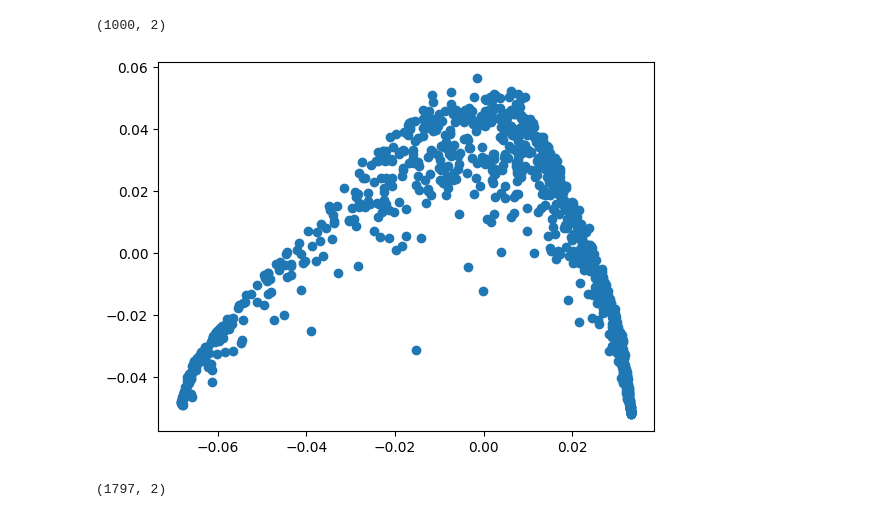
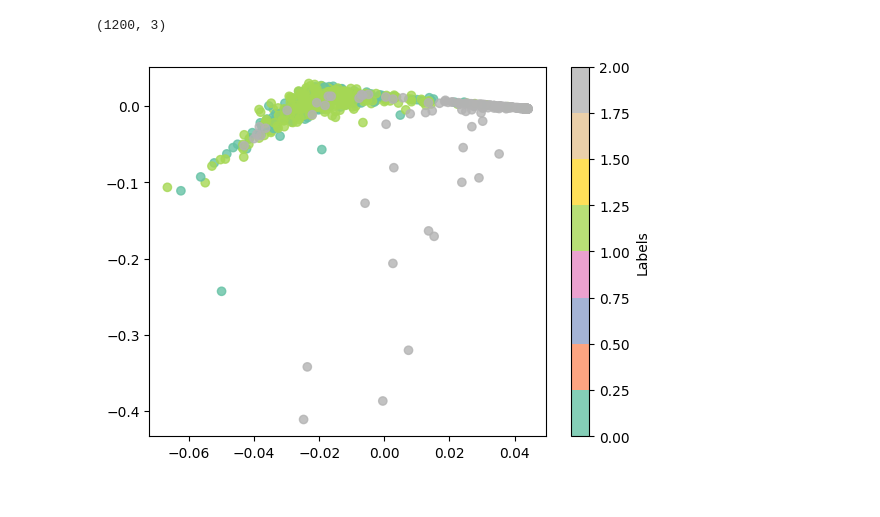
Before and after one commit to AlexHorduz/galaxy_morph, a Jupyter notebook: src/manifold/LLE.ipynb, the cells around one changed output. Cells and saved outputs as stored; diff of their text form; code cells hidden in the pictures.

Commit message:
Add LLE usage with labels

```diff
--- a/src/manifold/LLE.ipynb
+++ b/src/manifold/LLE.ipynb
@@ -10,0 +52,7 @@ import pandas as pd
+# %%
+labels = labels[
+    labels["iauname"].isin(
+        np.hstack([files_for_each_label[label] for label in all_labels])
+    )
+]
+labels.shape
@@ -27,6 +74,0 @@ Total number of files in the bucket: 83286
-# %%
-# Configure S3 client for anonymous access
-s3 = boto3.client('s3', config=Config(signature_version=UNSIGNED))
-
-# Specify the bucket name and object key
-bucket_name = "galaxy-morph-manifold-learning-processed"
@@ -35,8 +75,8 @@ Image shape: (256, 256)
 # %%
 images = []
 
-for i in range(1_000):
-    object_key = all_files[i]["Key"]
+for filename in labels["iauname"].values:
+    object_key = f"{filename}.png"
 
     response = s3.get_object(Bucket=bucket_name, Key=object_key)
     file_stream = BytesIO(response['Body'].read())
@@ -45,3 +85,6 @@ for i in range(1_000):
     image_array = np.array(image)
 
     images.append(image_array)
+
+images = np.array(images)
+images.shape
@@ -70,27 +105,18 @@ images_array.resha
 # %%
-# from sklearn.datasets import load_digits
 from sklearn.manifold import locally_linear_embedding
 
-embedding, _ = locally_linear_embedding(images_array.reshape(1_000, 256*256),n_neighbors=10, n_components=2)
+embedding, _ = locally_linear_embedding(
+    images.reshape(images.shape[0], images.shape[1] * images.shape[2]),
+    n_neighbors=40,
+    n_components=3,
+    random_state=42,
+)
 embedding.shape
 # %% [output]
-(1000, 2)
+(1200, 3)
 # %%
-plt.scatter(embedding[:, 0], embedding[:, 1])
+plt.scatter(embedding[:, 0], embedding[:, 1], c=labels["label"].values, cmap="Set2", alpha=0.8)
+plt.colorbar(label="Labels")
 plt.show();
 # %% [output]
-[figure, old version]
+[figure, new version]
-# %%
-from sklearn.datasets import load_digits
-from sklearn.manifold import locally_linear_embedding
-X, y = load_digits(return_X_y=True)
-
-N = 2_000
-
-X = X[:N]
-y = y[:N]
-
-embedding, _ = locally_linear_embedding(X, n_neighbors=15, n_components=2)
-embedding.shape
-# %% [output]
-(1797, 2)
```
Also changed, not shown: parts of 19 cells of this notebook, 4 other files.
